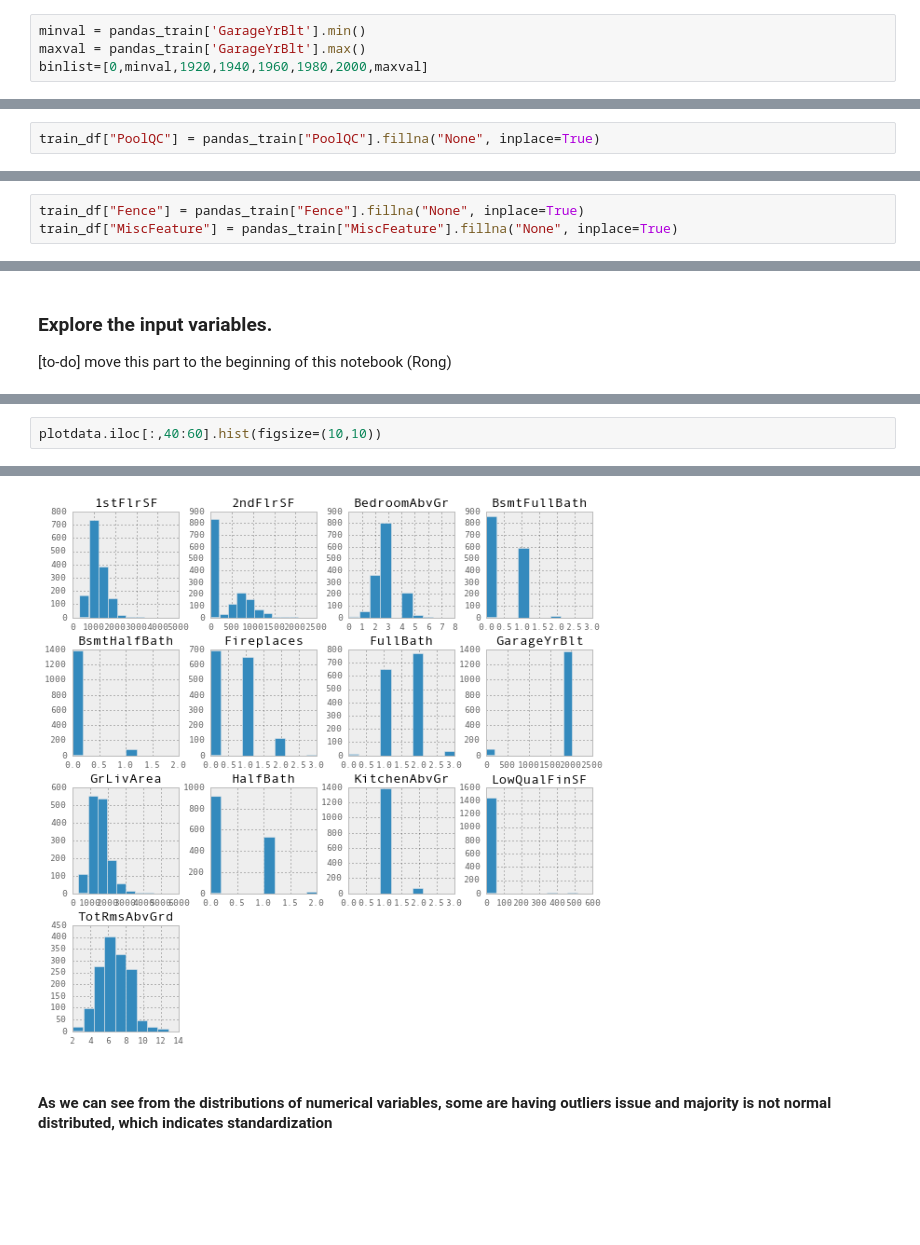
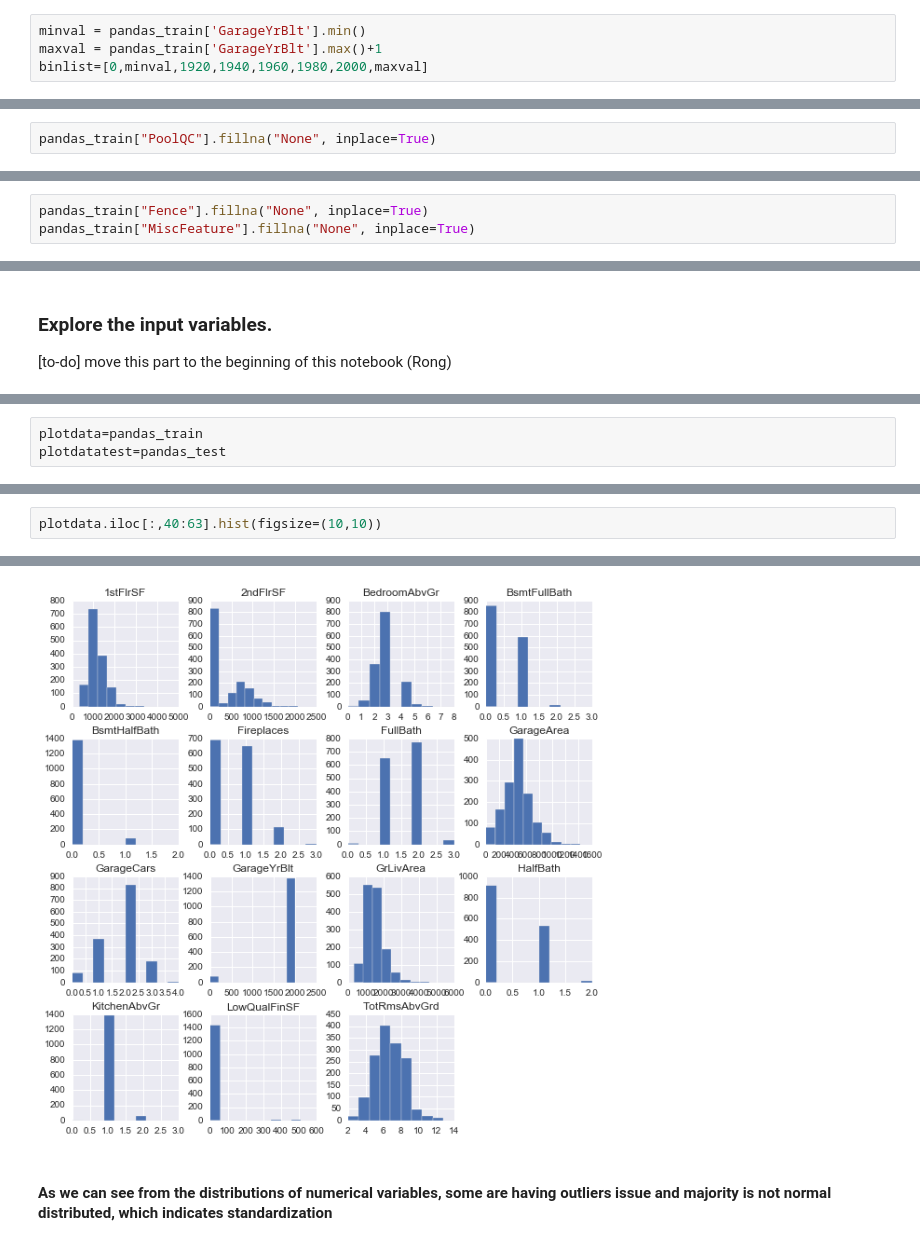
Before and after one commit to SDR-MachineLearning/files, a Jupyter notebook: Housing_WorkAssignment_20170627.ipynb, the cells around one changed output, grey strips where cells are left out. Drawn from its saved outputs; the diff is of its cells as text; blank space fills up the shorter version.

```diff
--- a/Housing_WorkAssignment_20170627.ipynb
+++ b/Housing_WorkAssignment_20170627.ipynb
@@ -394,7 +432,7 @@ Method 1: Bin to 7 bins according to the previous plot.
 !Note that we have to assign the min value to 'minval' before impute the 'NaN' value with 0. Sequence matters!
 # %%
 minval = pandas_train['GarageYrBlt'].min()
-maxval = pandas_train['GarageYrBlt'].max()
+maxval = pandas_train['GarageYrBlt'].max()+1
 binlist=[0,minval,1920,1940,1960,1980,2000,maxval]
 # %%
 pandas_train['GarageYrBlt'].fillna(0,inplace=True)
@@ -463,6 +504,6 @@ pd.crosstab(pandas_train["PoolArea"], pandas_train["PoolQC"])
 | 738 | 0 | 0 | 1 |
 # %%
-train_df["PoolQC"] = pandas_train["PoolQC"].fillna("None", inplace=True)
+pandas_train["PoolQC"].fillna("None", inplace=True)
 # %%
 pd.crosstab(pandas_train["PoolArea"], pandas_train["PoolQC"])
 # %% [output]
@@ -478,8 +520,8 @@ pd.crosstab(pandas_train["PoolArea"], pandas_train["PoolQC"])
 # %% [markdown]
 (9) Fence and MiscFeature: Replace "missing" with "none"
 # %%
-train_df["Fence"] = pandas_train["Fence"].fillna("None", inplace=True)
-train_df["MiscFeature"] = pandas_train["MiscFeature"].fillna("None", inplace=True)
+pandas_train["Fence"].fillna("None", inplace=True)
+pandas_train["MiscFeature"].fillna("None", inplace=True)
 # %% [markdown]
 11. Check for Missing
 # %%
@@ -630,3 +659,6 @@ NameError: name 'train' is not defined
+# %%
+plotdata=pandas_train
+plotdatatest=pandas_test
 # %%
 plotdata.iloc[:,1:20].hist(figsize=(10,10))
 # %% [output]
@@ -650,23 +682,23 @@ array([[<matplotlib.axes._subplots.AxesSubplot object at 0x...>,
 # %%
-plotdata.iloc[:,40:60].hist(figsize=(10,10))
+plotdata.iloc[:,40:63].hist(figsize=(10,10))
 # %% [output]
 array([[<matplotlib.axes._subplots.AxesSubplot object at 0x...>,
         <matplotlib.axes._subplots.AxesSubplot object at 0x...>,
         <matplotlib.axes._subplots.AxesSubplot object at 0x...>,
         <matplotlib.axes._subplots.AxesSubplot object at 0x...>],
        [<matplotlib.axes._subplots.AxesSubplot object at 0x...>,
         <matplotlib.axes._subplots.AxesSubplot object at 0x...>,
         <matplotlib.axes._subplots.AxesSubplot object at 0x...>,
         <matplotlib.axes._subplots.AxesSubplot object at 0x...>],
        [<matplotlib.axes._subplots.AxesSubplot object at 0x...>,
         <matplotlib.axes._subplots.AxesSubplot object at 0x...>,
         <matplotlib.axes._subplots.AxesSubplot object at 0x...>,
         <matplotlib.axes._subplots.AxesSubplot object at 0x...>],
        [<matplotlib.axes._subplots.AxesSubplot object at 0x...>,
         <matplotlib.axes._subplots.AxesSubplot object at 0x...>,
         <matplotlib.axes._subplots.AxesSubplot object at 0x...>,
         <matplotlib.axes._subplots.AxesSubplot object at 0x...>]], dtype=object)
-[figure, old version]
+[figure, new version]
 # %% [markdown]
 #### As we can see from the distributions of numerical variables, some are having outliers issue and majority is not normal distributed, which indicates standardization
 # %%
```
Also changed, not shown: parts of 40 cells of this notebook.
